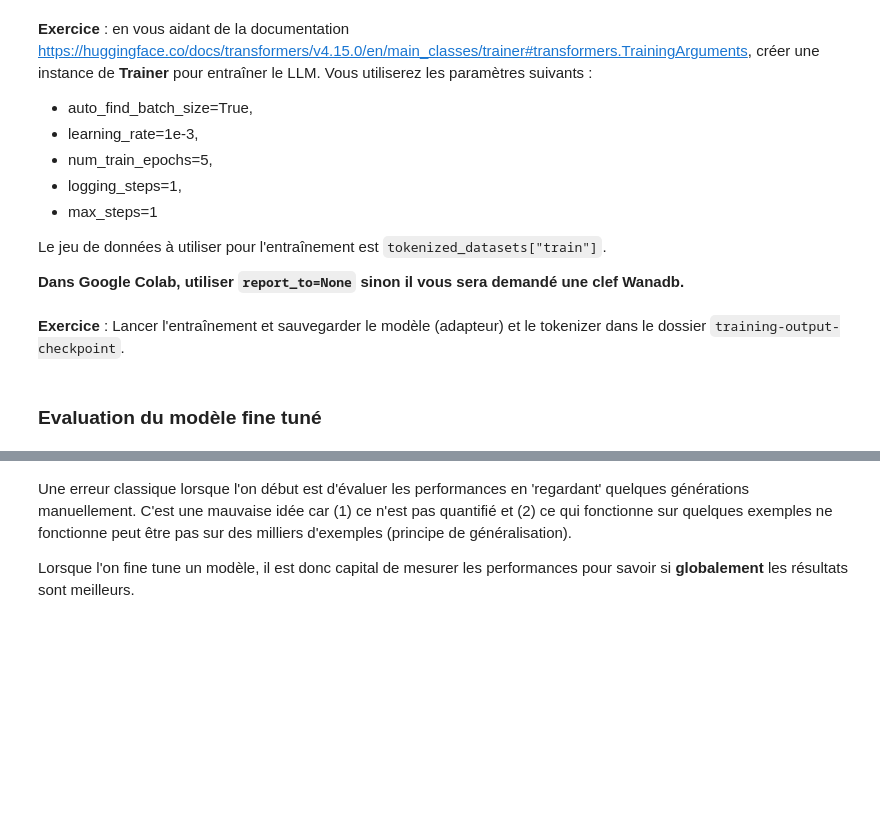
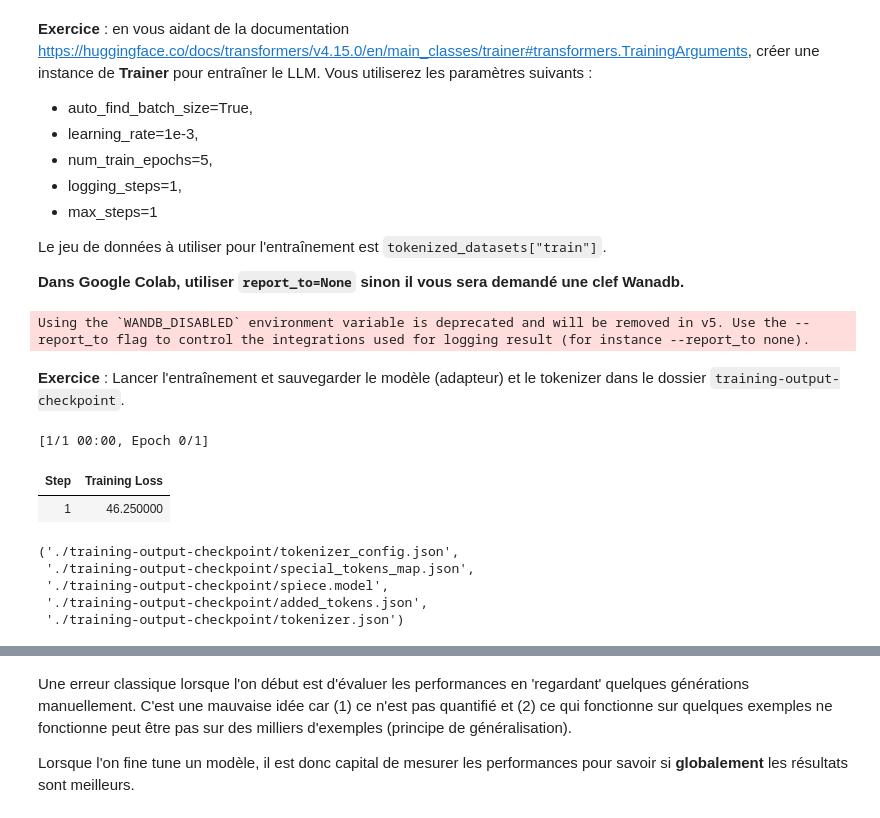
Before and after one commit to yacinemans/tp-fine-tuning-student-version, a Jupyter notebook: tp-fine-tuning.ipynb, the cells around one changed output, grey strips where cells are left out. Cells and saved outputs as stored; diff of their text form; code cells hidden in the pictures; blank space fills up the shorter version.

```diff
--- a/tp-fine-tuning.ipynb
+++ b/tp-fine-tuning.ipynb
@@ -134,2 +160,22 @@ peft_trainer =  "" # A COMPLETER
+# %%
+output_dir = './training-output'
+
+peft_training_args = TrainingArguments(
+    output_dir=output_dir,
+    auto_find_batch_size=True,
+    learning_rate=1e-3,
+    num_train_epochs=5,
+    logging_steps=1,
+    max_steps=1,
+    report_to=None
+)
+
+peft_trainer = Trainer(
+    model=peft_model,
+    args=peft_training_args,
+    train_dataset=tokenized_datasets["train"]
+)
+# %% [output]
+Using the `WANDB_DISABLED` environment variable is deprecated and will be removed in v5. Use the --report_to flag to control the integrations used for logging result (for instance --report_to none).
 # %% [markdown]
 **Exercice** : Lancer l'entraînement et sauvegarder le modèle (adapteur)  et le tokenizer dans le dossier `training-output-checkpoint`.
@@ -138,2 +182,16 @@ peft_trainer =  "" # A COMPLETER
-# %% [markdown]
-### Evaluation du modèle fine tuné
+# %%
+checkpoint_dir = './training-output-checkpoint'
+peft_trainer.train()
+
+# Sauvegarder le modèle et le tokenizer
+peft_model.save_pretrained(checkpoint_dir)
+tokenizer.save_pretrained(checkpoint_dir)
+# %% [output]
+[1/1 00:00, Epoch 0/1]
+| Step | Training Loss |
+| 1 | 46.250000 |
+('./training-output-checkpoint/tokenizer_config.json',
+ './training-output-checkpoint/special_tokens_map.json',
+ './training-output-checkpoint/spiece.model',
+ './training-output-checkpoint/added_tokens.json',
+ './training-output-checkpoint/tokenizer.json')
```
Also changed, not shown: parts of 21 cells of this notebook.
